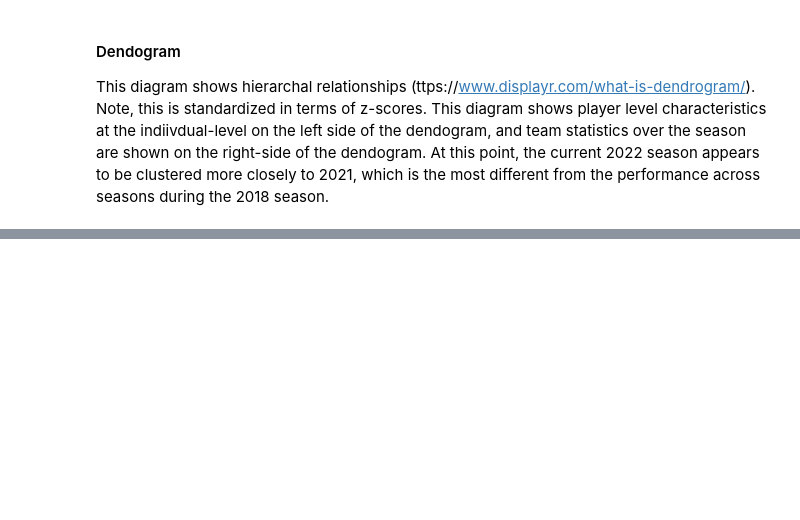
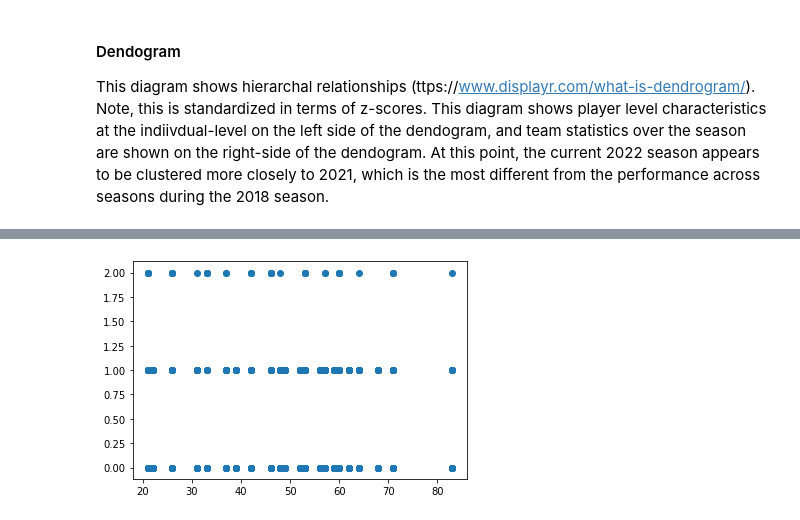
Before and after one commit to agarduno93/NBATrading, a Jupyter notebook: EDACheckpointGroup028-Wi22.ipynb, the cells around one changed output, grey strips where cells are left out. Cells and saved outputs as stored; diff of their text form; code cells hidden in the pictures; blank space fills up the shorter version.

```diff
--- a/EDACheckpointGroup028-Wi22.ipynb
+++ b/EDACheckpointGroup028-Wi22.ipynb
@@ -283,6 +287,9 @@ plt.show()
 # %%
 import matplotlib
 import matplotlib.pyplot as plt
+%matplotlib inline
 
-plt.plot('MIN','PTS',data=dataDfm, marker='', color='olive', linewidth=2)
+plt.scatter('PCT_2022','Traded 2020-21',data=dataDfm)
 plt.show()
+# %% [output]
+[figure, added]
```
Also changed, not shown: parts of 6 cells of this notebook.
